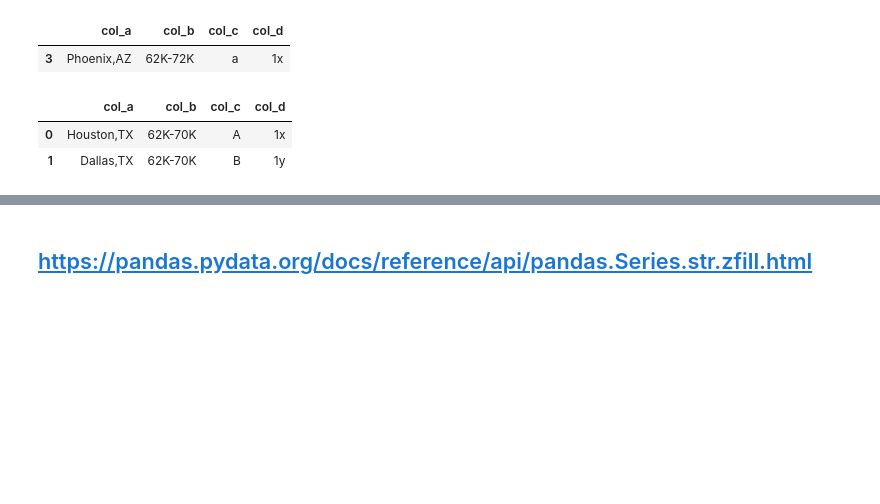
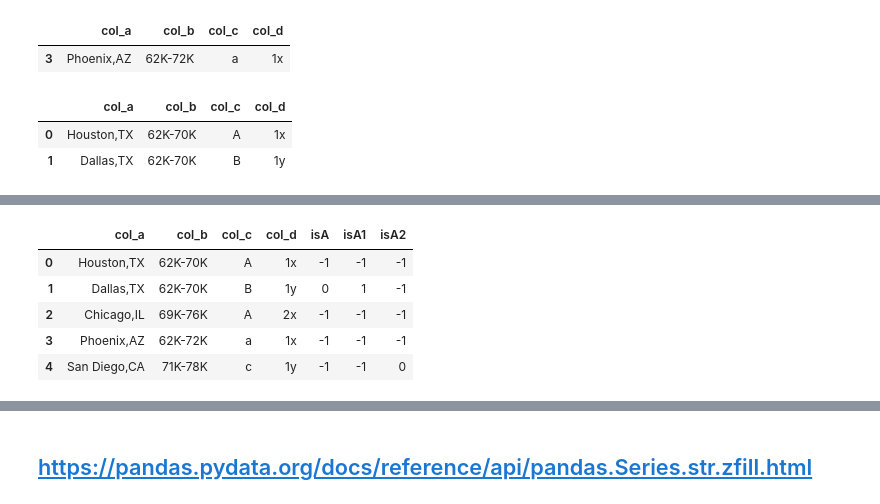
Before and after one commit to AbhishekKumar-0311/Machine-Learning-with-Python, a Jupyter notebook: Pandas/Learning_Pandas_Part_6_CharacterOperations.ipynb, the cells around one changed output, grey strips where cells are left out. Cells and saved outputs as stored; diff of their text form; code cells hidden in the pictures; blank space fills up the shorter version.

```diff
--- a/Pandas/Learning_Pandas_Part_6_CharacterOperations.ipynb
+++ b/Pandas/Learning_Pandas_Part_6_CharacterOperations.ipynb
@@ -630,0 +712,4 @@ df12[bool]
+# %%
+# Setup Data
+df15 = df.copy()
+df15
@@ -630,0 +723,3 @@ df12[bool]
+# %%
+df15['isA'] = df15.col_a.str.find('Dallas',start=0, end=6)
+df15
@@ -630,0 +733,3 @@ df12[bool]
+# %%
+df15['isA1'] = df15.col_a.str.find('allas')
+df15
@@ -630,0 +743,10 @@ df12[bool]
+# %%
+df15['isA2'] = df15.col_a.str.rfind('San')
+df15
+# %% [output]
+|  | col_a | col_b | col_c | col_d | isA | isA1 | isA2 |
+| 0 | Houston,TX | 62K-70K | A | 1x | -1 | -1 | -1 |
+| 1 | Dallas,TX | 62K-70K | B | 1y | 0 | 1 | -1 |
+| 2 | Chicago,IL | 69K-76K | A | 2x | -1 | -1 | -1 |
+| 3 | Phoenix,AZ | 62K-72K | a | 1x | -1 | -1 | -1 |
+| 4 | San Diego,CA | 71K-78K | c | 1y | -1 | -1 | 0 |
```
Also changed, not shown: parts of 26 cells of this notebook, 1 other file.
